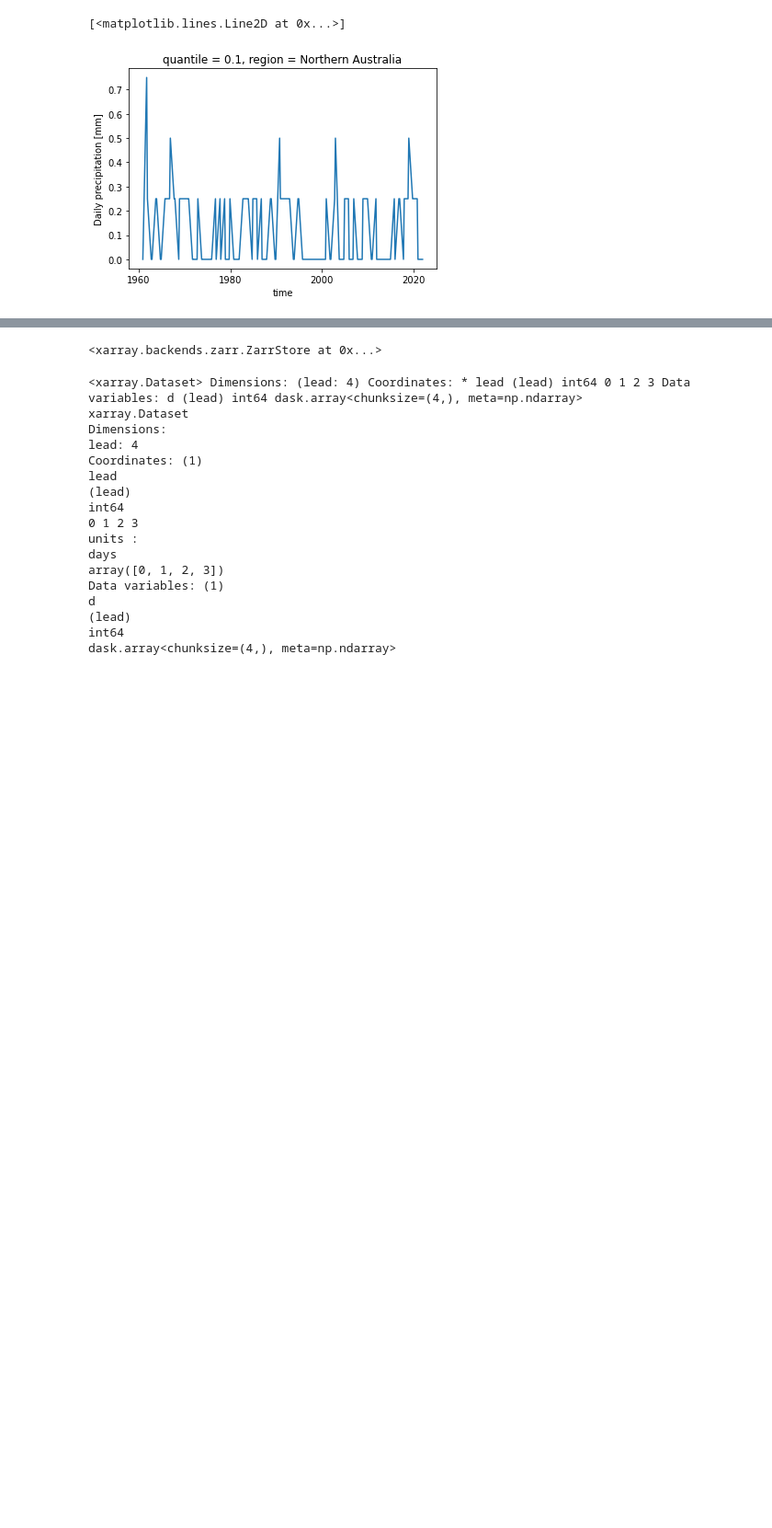
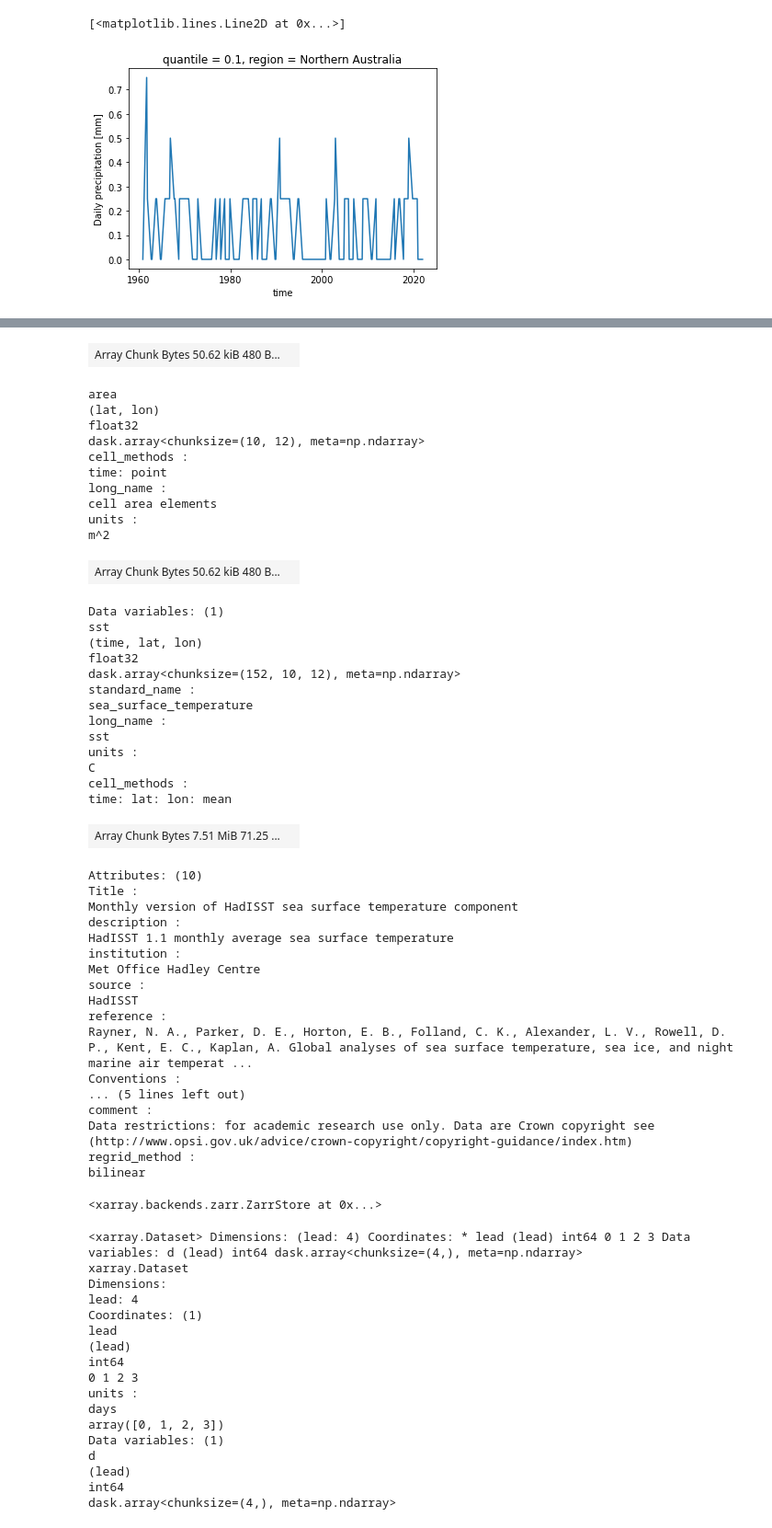
Before and after one commit to dougiesquire/CAFE-f6_documentation, a Jupyter notebook: notebooks/exploratory/prepare_data.ipynb, the cells around one changed output, grey strips where cells are left out. Shown at 92% size. Drawn from its saved outputs; the diff is of its cells as text; code cells hidden in the pictures; blank space fills up the shorter version.

```diff
--- a/notebooks/exploratory/prepare_data.ipynb
+++ b/notebooks/exploratory/prepare_data.ipynb
@@ -62,6 +62,6 @@ save_dir = (
     "/g/data/xv83/users/ds0092/active_projects/Squire_2022_CAFE-f6/data/processed"
 )
 test = prepare_dataset(
-    config=f"{config_dir}/CanESM5_hist.sst.yml", save_dir=save_dir, save=False
+    config=f"{config_dir}/HadISST.sst.yml", save_dir=save_dir, save=False
 )
 # %% [output]
@@ -70,2 +69,5 @@ Wall time: 1min 8s
 # %%
 ds = test[0]
+# %%
+ds
+# %% [output]
@@ -72,3 +91,46 @@ ds = test[0]
+| Array Chunk Bytes 50.62 kiB 480 B... |  |
+area
+(lat, lon)
+float32
+dask.array<chunksize=(10, 12), meta=np.ndarray>
+cell_methods :
+time: point
+long_name :
+cell area elements
+units :
+m^2
+| Array Chunk Bytes 50.62 kiB 480 B... |  |
+Data variables: (1)
+sst
+(time, lat, lon)
+float32
+dask.array<chunksize=(152, 10, 12), meta=np.ndarray>
+standard_name :
+sea_surface_temperature
+long_name :
+sst
+units :
+C
+cell_methods :
+time: lat: lon: mean
+| Array Chunk Bytes 7.51 MiB 71.25 ... |  |
+Attributes: (10)
+Title :
+Monthly version of HadISST sea surface temperature component
+description :
+HadISST 1.1 monthly average sea surface temperature
+institution :
+Met Office Hadley Centre
+source :
+HadISST
+reference :
+Rayner, N. A., Parker, D. E., Horton, E. B., Folland, C. K., Alexander, L. V., Rowell, D. P., Kent, E. C., Kaplan, A. Global analyses of sea surface temperature, sea ice, and night marine air temperat ...
+Conventions :
+... (5 lines left out)
+comment :
+Data restrictions: for academic research use only. Data are Crown copyright see (http://www.opsi.gov.uk/advice/crown-copyright/copyright-guidance/index.htm)
+regrid_method :
+bilinear
 # %%
 test = xr.Dataset(
     data_vars={"d": ("lead", [1, 2, 3, 4])}, coords={"lead": [0, 1, 2, 3]}
```
Also changed, not shown: parts of 2 cells of this notebook, 3 other files.
